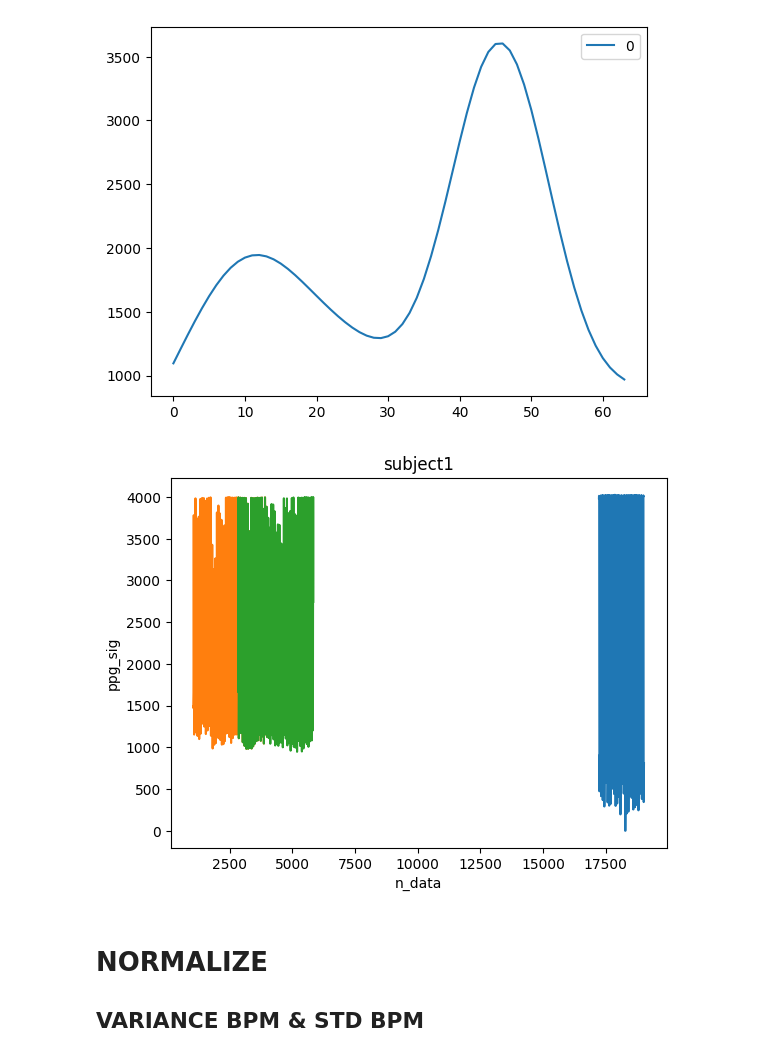
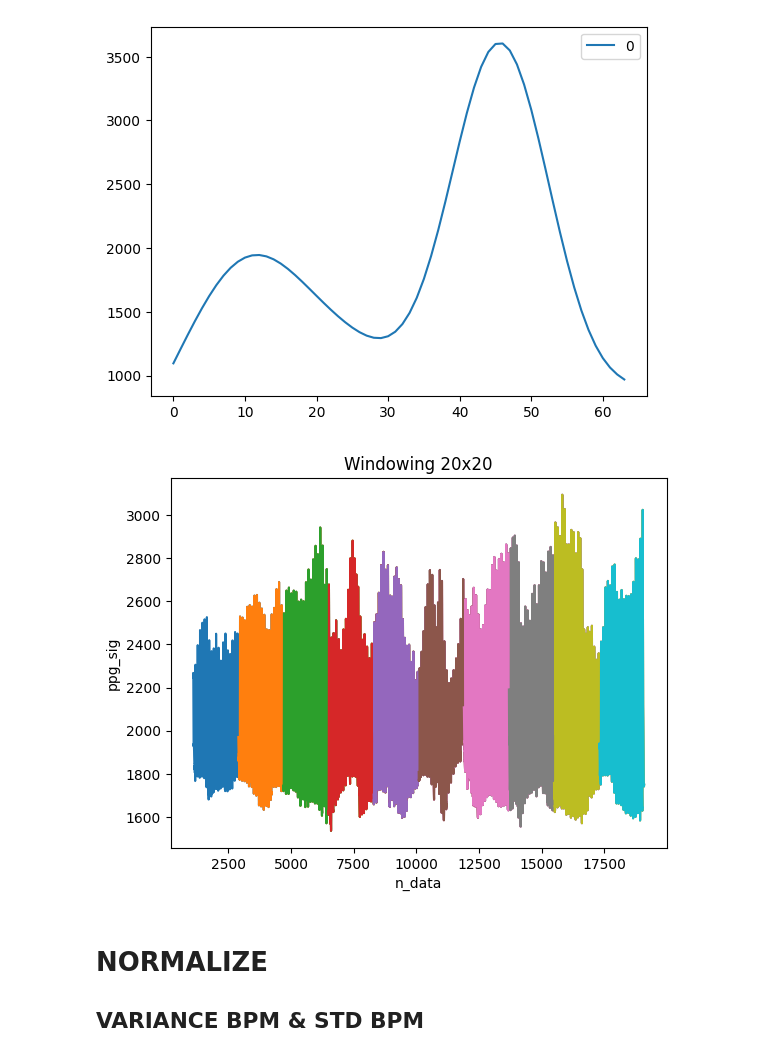
Before and after one commit to Alwafauzan/skripsi, a Jupyter notebook: DASS/OLAH_DATA_FIX.ipynb, the cells around one changed output. Cells and saved outputs as stored; diff of their text form; code cells hidden in the pictures.

```diff
--- a/DASS/OLAH_DATA_FIX.ipynb
+++ b/DASS/OLAH_DATA_FIX.ipynb
@@ -56,16 +56,39 @@ pd.DataFrame(filtered).plot()
 # %% [output]
 <Axes: >
 [figure]
-# %%
-a = (file_segmen[29])['ir']
-b = (file_segmen[30])['ir']
-c = (file_segmen[31])['ir']
-
-a.plot(title = 'subject1',xlabel = 'n_data',ylabel = 'ppg_sig');
-b.plot();
-c.plot();
-# %% [output]
-[figure, removed]
+# %%
+# a = (file_segmen[29])['ir']
+# b = (file_segmen[30])['ir']
+# c = (file_segmen[31])['ir']
+
+a = (file_segmen[0])['ir']
+b = (file_segmen[1])['ir']
+c = (file_segmen[2])['ir']
+d = (file_segmen[3])['ir']
+e = (file_segmen[4])['ir']
+f = (file_segmen[5])['ir']
+g = (file_segmen[6])['ir']
+h = (file_segmen[7])['ir']
+j = (file_segmen[8])['ir']
+k = (file_segmen[9])['ir']
+l = (file_segmen[10])['ir']
+m = (file_segmen[11])['ir']
+
+
+a.plot(title = 'Windowing 20x20',xlabel = 'n_data',ylabel = 'ppg_sig');
+b.plot();
+c.plot();
+d.plot();
+e.plot();
+f.plot();
+g.plot();
+h.plot();
+j.plot();
+k.plot();
+# l.plot();
+# m.plot();
+# %% [output]
+[figure, added]
 # %% [markdown]
 # NORMALIZE
 ## VARIANCE BPM & STD BPM
```
Also changed, not shown: parts of 11 cells of this notebook, 8 other files.
